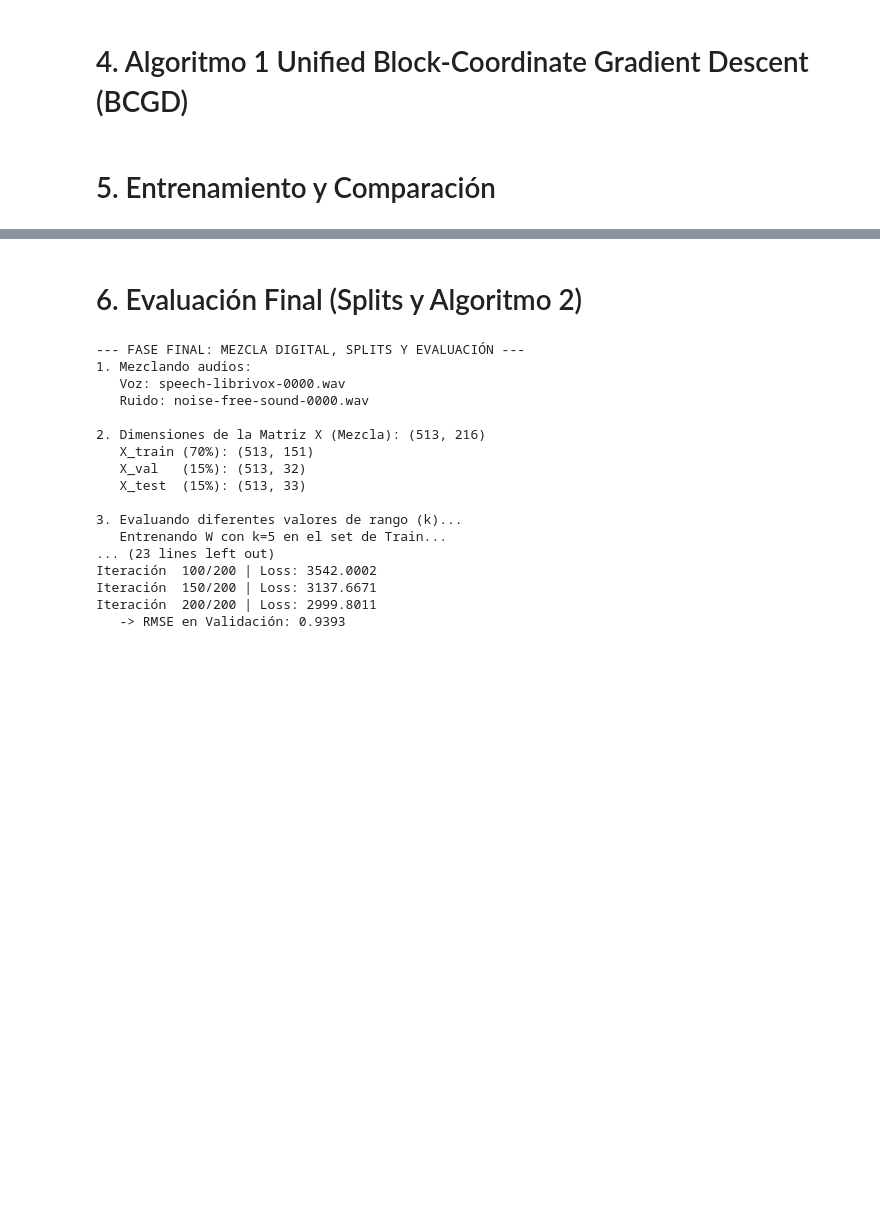
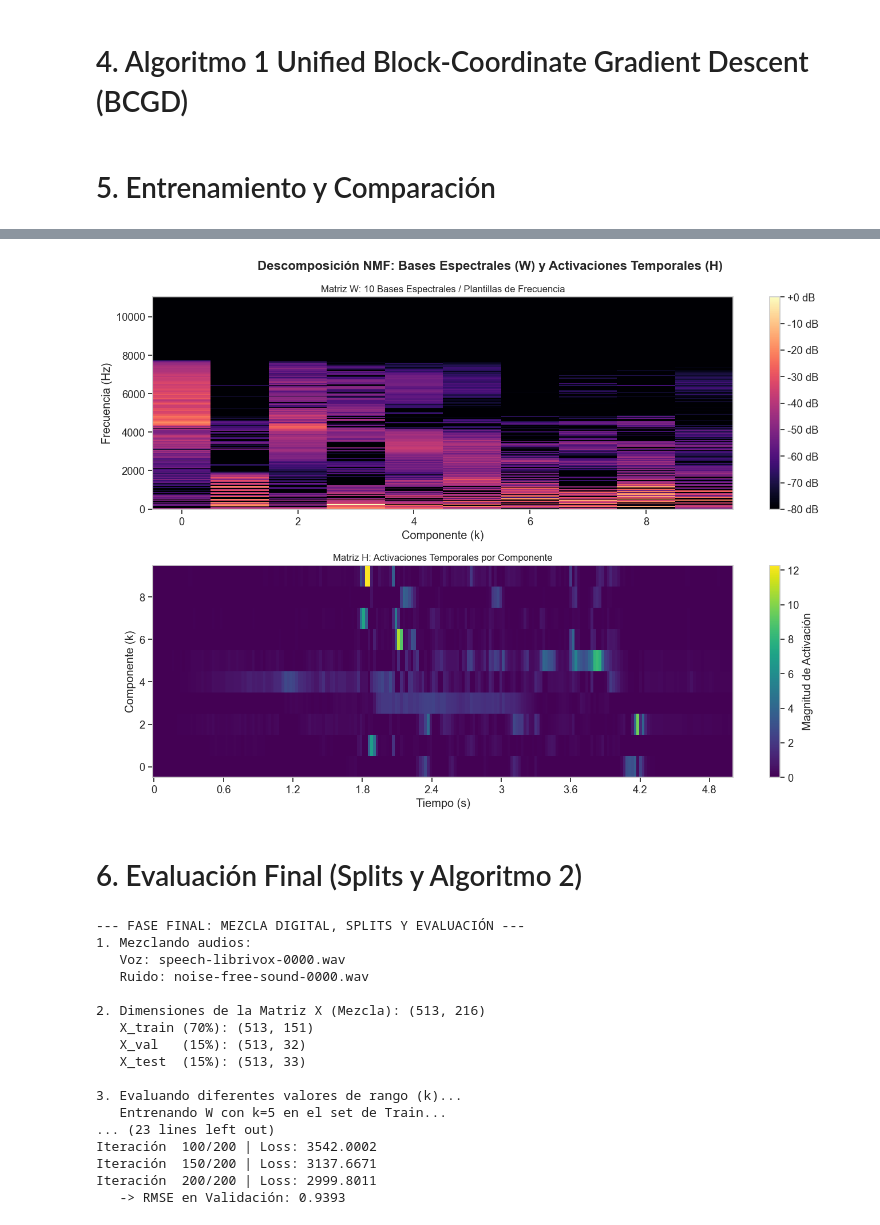
Before and after one commit to LuisPablo54/nmf-audio-separation, a Jupyter notebook: notebooks/Todo_Refactorizado.ipynb, the cells around one changed output, grey strips where cells are left out. Cells and saved outputs as stored; diff of their text form; code cells hidden in the pictures; blank space fills up the shorter version.

```diff
--- a/notebooks/Todo_Refactorizado.ipynb
+++ b/notebooks/Todo_Refactorizado.ipynb
@@ -637,0 +569,83 @@ Dimensiones de la matriz X mezclada: (513, 646) (Frecuencias x Tiempo)
+# %%
+
+
+print("--- PRUEBA RÁPIDA: MEZCLA DIGITAL Y ESPECTROGRAMAS ---")
+
+# 1. Tu ruta real
+DATA_ROOT = r"C:\Users\frank\OneDrive\Documentos\Ibero Semestres\6tosemestre\Python\data\musan"
+
+# Buscar automáticamente un archivo de speech y uno de noise
+ruta_speech = list(Path(DATA_ROOT).joinpath('speech').rglob('**/*.wav'))[0]
+ruta_noise = list(Path(DATA_ROOT).joinpath('noise').rglob('**/*.wav'))[0]
+
+print("1. Cargando y mezclando audios...")
+print(f"   Voz: {ruta_speech.name}")
+print(f"   Ruido: {ruta_noise.name}")
+
+# Parámetros STFT
+N_FFT = 1024
+HOP_LENGTH = 512
+SR_TARGET = 22050
+
+# Cargar audios (usamos 15 segundos para esta prueba)
+y_speech, _ = librosa.load(ruta_speech, sr=SR_TARGET, mono=True, duration=5.0)
+y_noise, _  = librosa.load(ruta_noise, sr=SR_TARGET, mono=True, duration=5.0)
+
+# Igualar tamaños y sumar (bajamos el ruido a la mitad para no tapar la voz)
+min_len = min(len(y_speech), len(y_noise))
+y_mix = y_speech[:min_len] + (0.5 * y_noise[:min_len])
+
+# Sacar la Matriz X de la mezcla
+S_mix = librosa.stft(y_mix, n_fft=N_FFT, hop_length=HOP_LENGTH)
+X_real = np.abs(S_mix)
+
+print(f"\n2. Dimensiones de la Matriz X (Mezcla): {X_real.shape}")
+
+# ========================================================
+# ENTRENAMIENTO DEL MODELO
+# ========================================================
+print("3. Entrenando modelo (Nesterov) para obtener W y H...")
+k_model = 10  # Definimos el número de componentes
+np.random.seed(42) # Fijamos semilla
+
+# Entrenamos el modelo con la matriz mezclada
+W_out, H_out, _ = unified_bcgd(
+    X=X_real, k=k_model, steps=200,
+    innerW=1, innerH=1,
+    alpha_W=1e-3, alpha_H=1e-3,
+    method='nesterov', beta=0.9,
+    is_nmf=True, lmbda=0.0
+)
+
+# ========================================================
+# GRÁFICAS (Requisito 10.2: Spectral bases y Temporal activations)
+# ========================================================
+print("\n4. Generando gráficas...")
+fig, axes = plt.subplots(2, 1, figsize=(14, 10))
+fig.suptitle('Descomposición NMF: Bases Espectrales (W) y Activaciones Temporales (H)',
+             fontsize=16, fontweight='bold')
+
+# Graficar Matriz W (Bases Espectrales)
+ax_W = axes[0]
+W_db = librosa.amplitude_to_db(W_out, ref=np.max)
+img_W = librosa.display.specshow(W_db, y_axis='hz', x_axis='frames',
+                                 sr=SR_TARGET, hop_length=HOP_LENGTH,
+                                 cmap='magma', ax=ax_W)
+ax_W.set_title(f'Matriz W: {k_model} Bases Espectrales / Plantillas de Frecuencia', fontsize=12)
+ax_W.set_xlabel('Componente (k)')
+ax_W.set_ylabel('Frecuencia (Hz)')
+fig.colorbar(img_W, ax=ax_W, format="%+2.0f dB")
+
+# Graficar Matriz H (Activaciones Temporales)
+ax_H = axes[1]
+img_H = librosa.display.specshow(H_out, x_axis='time', y_axis='frames',
+                                 sr=SR_TARGET, hop_length=HOP_LENGTH,
+                                 cmap='viridis', ax=ax_H)
+ax_H.set_title('Matriz H: Activaciones Temporales por Componente', fontsize=12)
+ax_H.set_xlabel('Tiempo (s)')
+ax_H.set_ylabel('Componente (k)')
+fig.colorbar(img_H, ax=ax_H, label='Magnitud de Activación')
+
+plt.tight_layout()
+plt.show()
+# %% [output]
@@ -638,3 +666,4 @@ Dimensiones de la matriz X mezclada: (513, 646) (Frecuencias x Tiempo)
+[figure, added]
 # %% [markdown]
 # 6. Evaluación Final (Splits y Algoritmo 2)
 # %%
```
Also changed, not shown: parts of 6 cells of this notebook, 1 other file.
